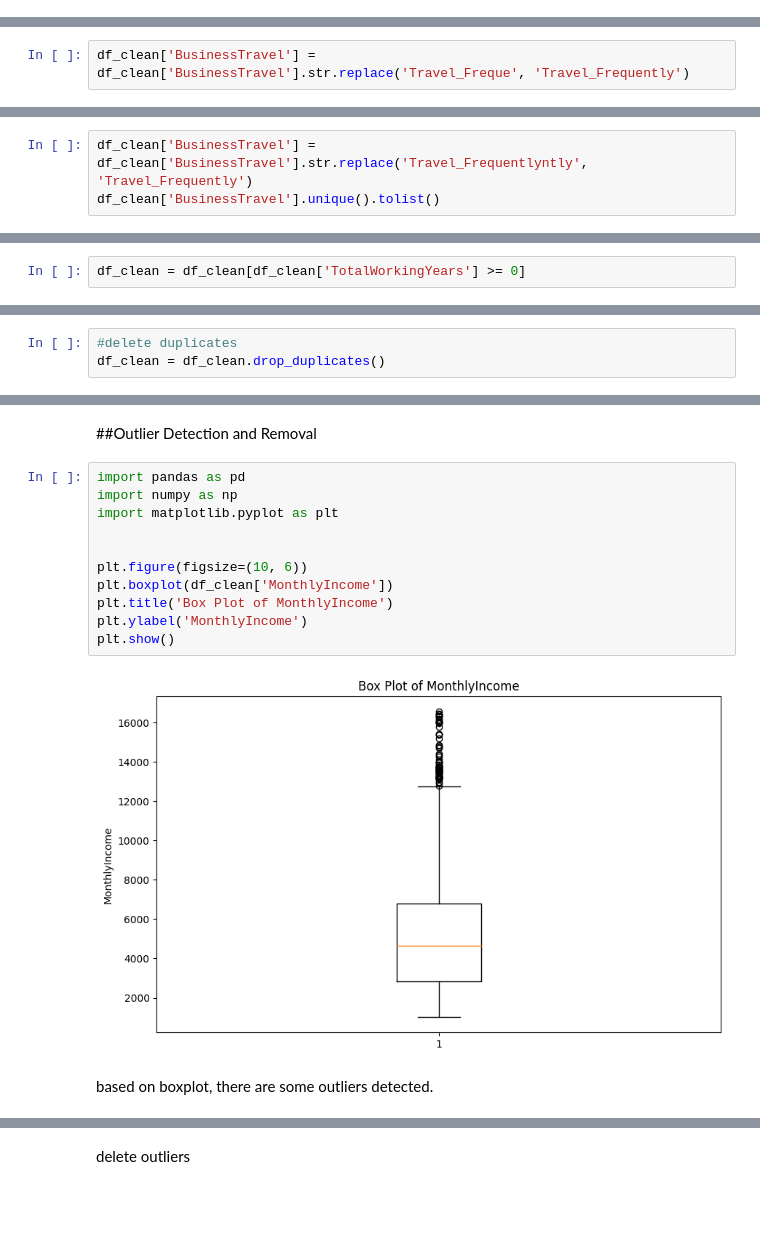
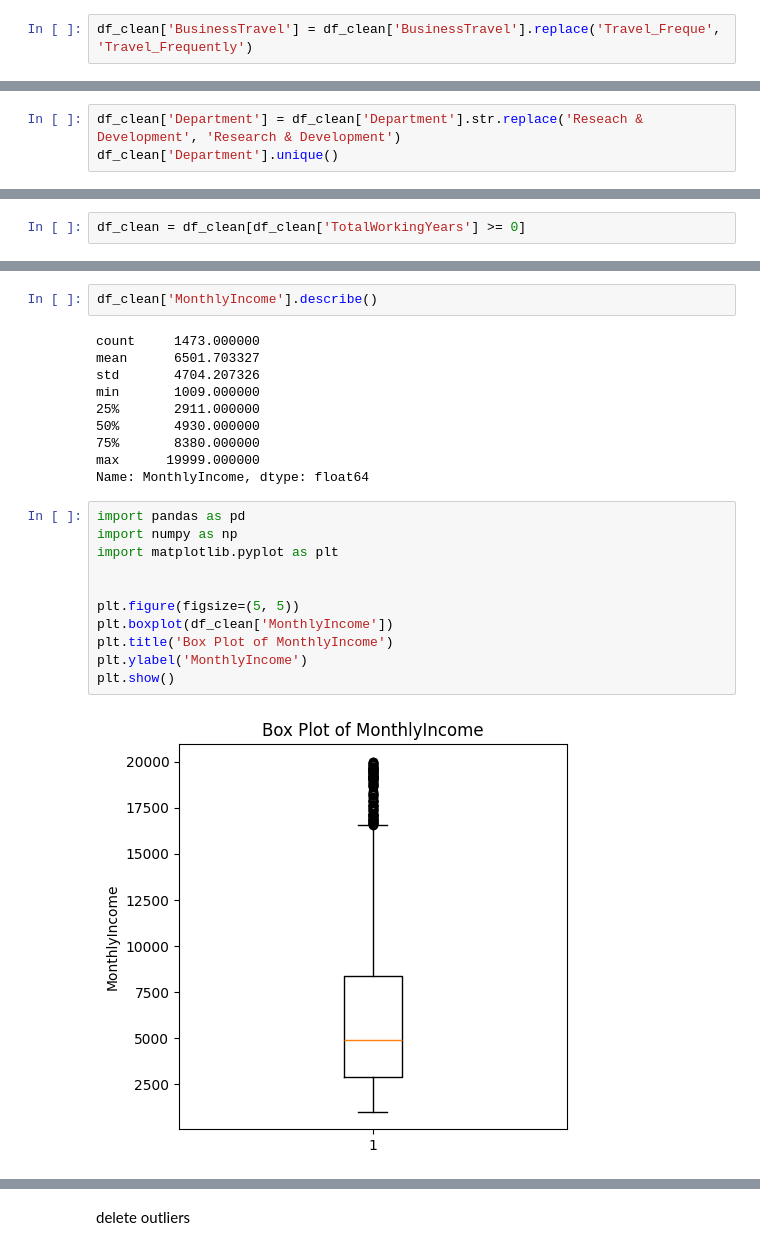
Before and after one commit to rahmaarditap/-Python-Project-HR-Analysis-Employee-Attrition-, a Jupyter notebook: Employee_Attrition_Analysis_Cleaning_and_Analysis.ipynb, the cells around one changed output, grey strips where cells are left out. Drawn from its saved outputs; the diff is of its cells as text; blank space fills up the shorter version.

```diff
--- a/Employee_Attrition_Analysis_Cleaning_and_Analysis.ipynb
+++ b/Employee_Attrition_Analysis_Cleaning_and_Analysis.ipynb
@@ -121,3 +140,5 @@ print(df_clean['Gender'].unique())
+# %%
+df_clean['BusinessTravel'] = df_clean['BusinessTravel'].replace('Travel_Freque', 'Travel_Frequently')
 # %%
 df_clean['BusinessTravel'].unique()
 # %% [output]
@@ -126,2 +145,0 @@ array(['Travel_Rarely', 'Travel_Frequently', 'Travel_Freque',
-# %%
-df_clean['BusinessTravel'] = df_clean['BusinessTravel'].str.replace('Travel_Freque', 'Travel_Frequently')
@@ -133,4 +149,4 @@ array(['Travel_Rarely', 'Travel_Frequentlyntly', 'Travel_Frequently',
 # %%
-df_clean['BusinessTravel'] = df_clean['BusinessTravel'].str.replace('Travel_Frequentlyntly', 'Travel_Frequently')
-df_clean['BusinessTravel'].unique().tolist()
+df_clean['Department'] = df_clean['Department'].str.replace('Reseach & Development', 'Research & Development')
+df_clean['Department'].unique()
 # %% [output]
@@ -162,3 +170,0 @@ print(df_clean.duplicated().sum())
-# %%
-#delete duplicates
-df_clean = df_clean.drop_duplicates()
@@ -190,20 +185,28 @@ memory usage: 414.6+ KB
-# %% [markdown]
-##Outlier Detection and Removal
+# %%
+df_clean['MonthlyIncome'].describe()
+# %% [output]
+count     1473.000000
+mean      6501.703327
+std       4704.207326
+min       1009.000000
+25%       2911.000000
+50%       4930.000000
+75%       8380.000000
+max      19999.000000
+Name: MonthlyIncome, dtype: float64
 # %%
 import pandas as pd
 import numpy as np
 import matplotlib.pyplot as plt
 
 
-plt.figure(figsize=(10, 6))
+plt.figure(figsize=(5, 5))
 plt.boxplot(df_clean['MonthlyIncome'])
 plt.title('Box Plot of MonthlyIncome')
 plt.ylabel('MonthlyIncome')
 plt.show()
 # %% [output]
-[figure, old version]
+[figure, new version]
-# %% [markdown]
-based on boxplot, there are some outliers detected.
 # %%
 def outliers(x):
   Q1 = x.quantile(0.25)
```
Also changed, not shown: parts of 106 cells of this notebook.
